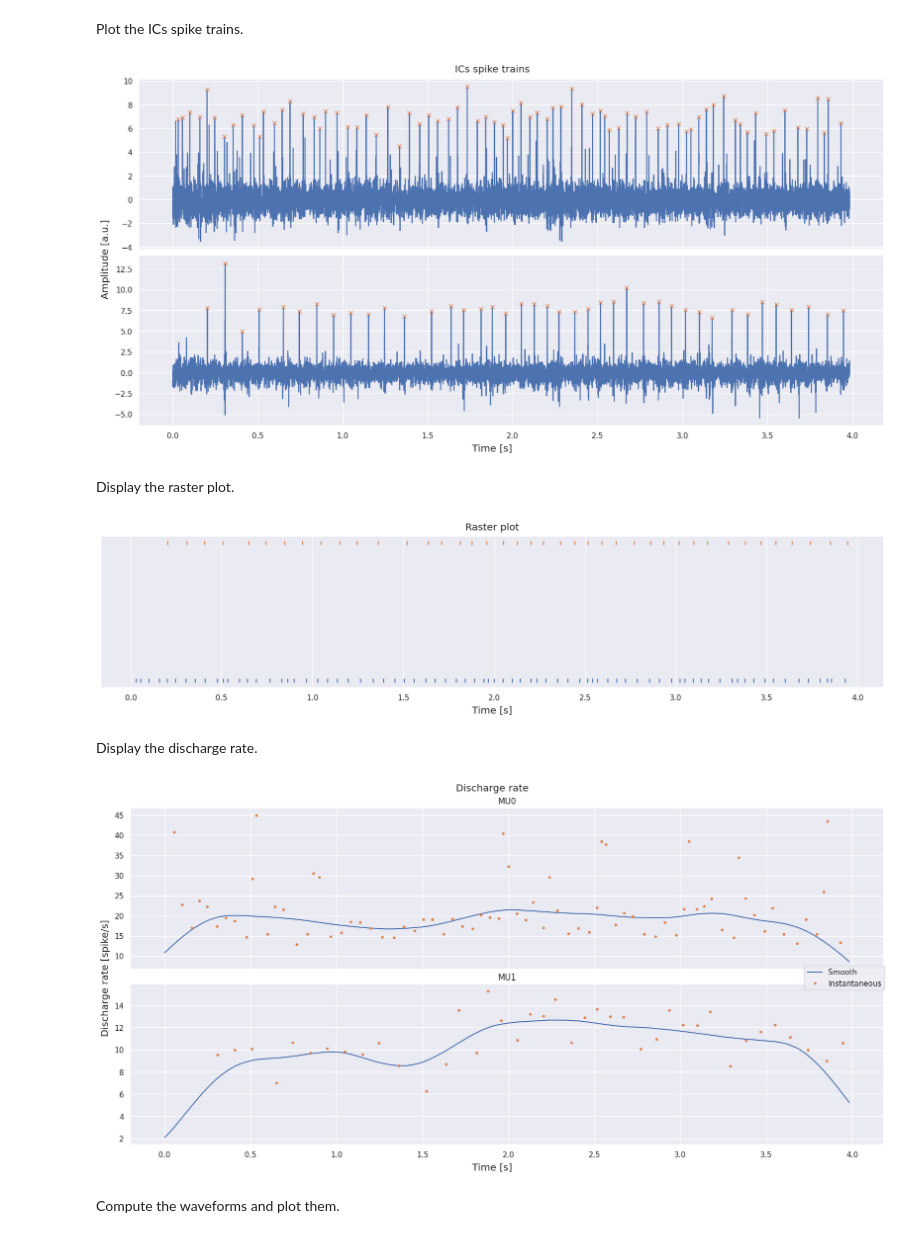
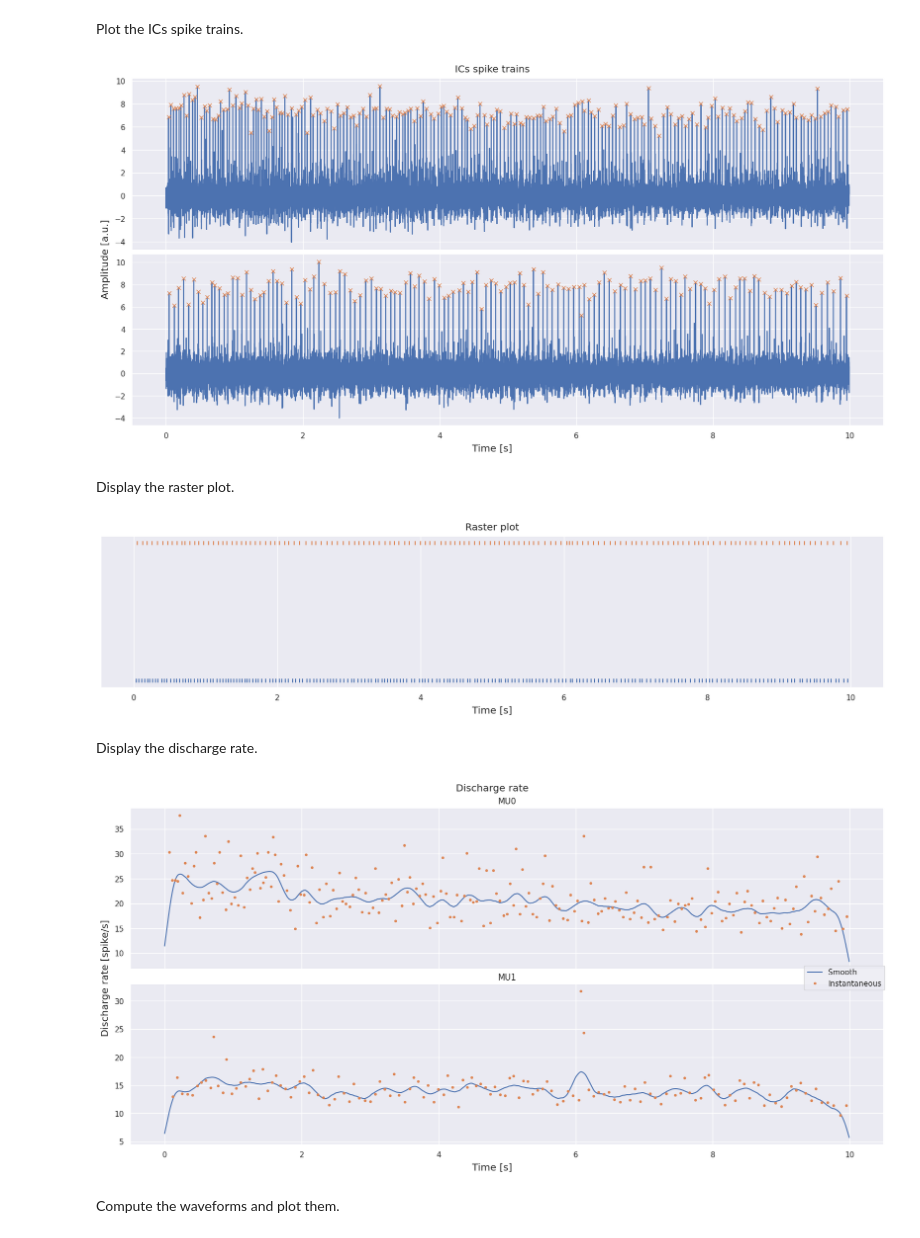
Before and after one commit to pulp-bio/emgkit, a Jupyter notebook: examples/Decomposition of sEMG signals from armband.ipynb, the cells around one changed output. Cells and saved outputs as stored; diff of their text form; code cells hidden in the pictures.

Commit message:
Example with actual isometric contraction

```diff
--- a/examples/Decomposition of sEMG signals from armband.ipynb
+++ b/examples/Decomposition of sEMG signals from armband.ipynb
@@ -7,6 +7,7 @@
 import logging
 import os
 
+import numpy as np
 import torch
 
 import emgkit
@@ -23,7 +24,7 @@ else:
 
 FS = 4000
 SEED = 42
-DATA_PATH = os.path.join("data", "esb", "acquisition.bin")
+DATA_PATH = os.path.join("data", "esb", "isometric.bin")
 # %% [output]
 INFO:root:Using CUDA version
 # %% [markdown]
@@ -35,8 +36,8 @@ emg = emg.drop(columns="Trigger")
 sig_len_s = emg.shape[0] / FS
 
 # Filter
-emg_flt = emgkit.preprocessing.highpass_filter(emg, cut=20, fs=FS)
-emg_flt = emgkit.preprocessing.bandstop_filter(emg_flt, low_cut=49, high_cut=51, fs=FS)
+# emg = emgkit.preprocessing.bandstop_filter(emg, low_cut=49, high_cut=51, fs=FS)
+emg_flt = emgkit.preprocessing.bandpass_filter(emg, low_cut=10, high_cut=1000, fs=FS)
 
 power_spectrum = emgkit.utils.power_spectrum(emg_flt, FS)
 emgkit.plot.plot_signal(power_spectrum, fig_size=(16, 20))
@@ -53,6 +54,7 @@ Instantiate the decomposition model and perform the MU extraction in the 4--8s r
 # %%
 emg_bss = emgkit.decomposition.EMGBSS(
     fs=FS,
+    f_ext_ms=8.0,
     n_mu_target=150,
     sil_th=0.75,
     device=device,
@@ -64,7 +66,7 @@ emg_bss = emgkit.decomposition.EMGBSS(
 )
 
 ics, spikes_t = emg_bss.fit_transform(
-    emg_flt[int(4 * FS) : int(8 * FS), [i for i in range(16) if i != 6]]  # exclude channel 7
+    emg_flt[int(5 * FS) : int(15 * FS)]  # , [i for i in range(16) if i != 6]]  # exclude channel 7
 )
 ext_sig_len_s = ics.shape[0] / FS
 # %% [output]
@@ -90,19 +92,19 @@ Plot the ICs spike trains.
 # %%
 emgkit.plot.plot_ic_spikes(ics, spikes_t, fig_size=(16, 8))
 # %% [output]
-[figure, old version]
+[figure, new version]
 # %% [markdown]
 Display the raster plot.
 # %%
 emgkit.plot.raster_plot(spikes_t, fig_size=(16, 4))
 # %% [output]
-[figure, old version]
+[figure, new version]
 # %% [markdown]
 Display the discharge rate.
 # %%
-emgkit.plot.plot_discharges(spikes_t, ext_sig_len_s, FS, fig_size=(16, 8))
+emgkit.plot.plot_discharges(spikes_t, ext_sig_len_s, FS, win_len_s=0.5, fig_size=(16, 8))
 # %% [output]
-[figure, old version]
+[figure, new version]
 # %% [markdown]
 Compute the waveforms and plot them.
 # %%
```
Also changed, not shown: parts of 5 cells of this notebook, 1 other file.
